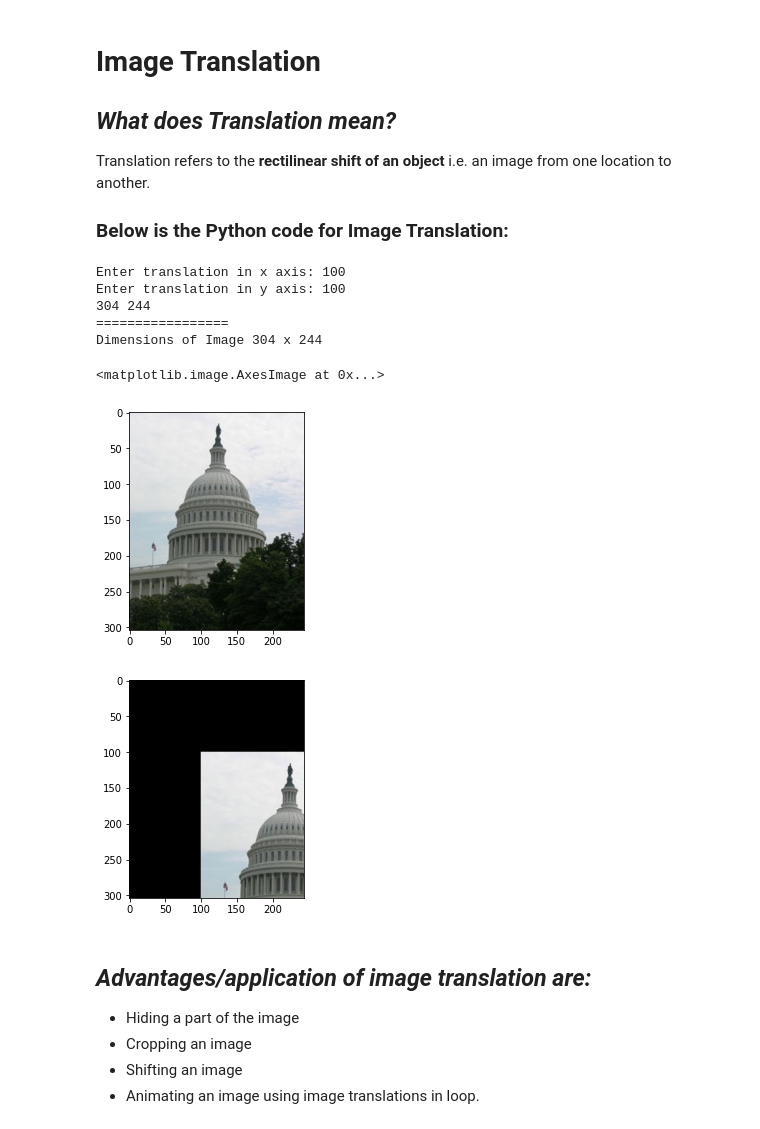
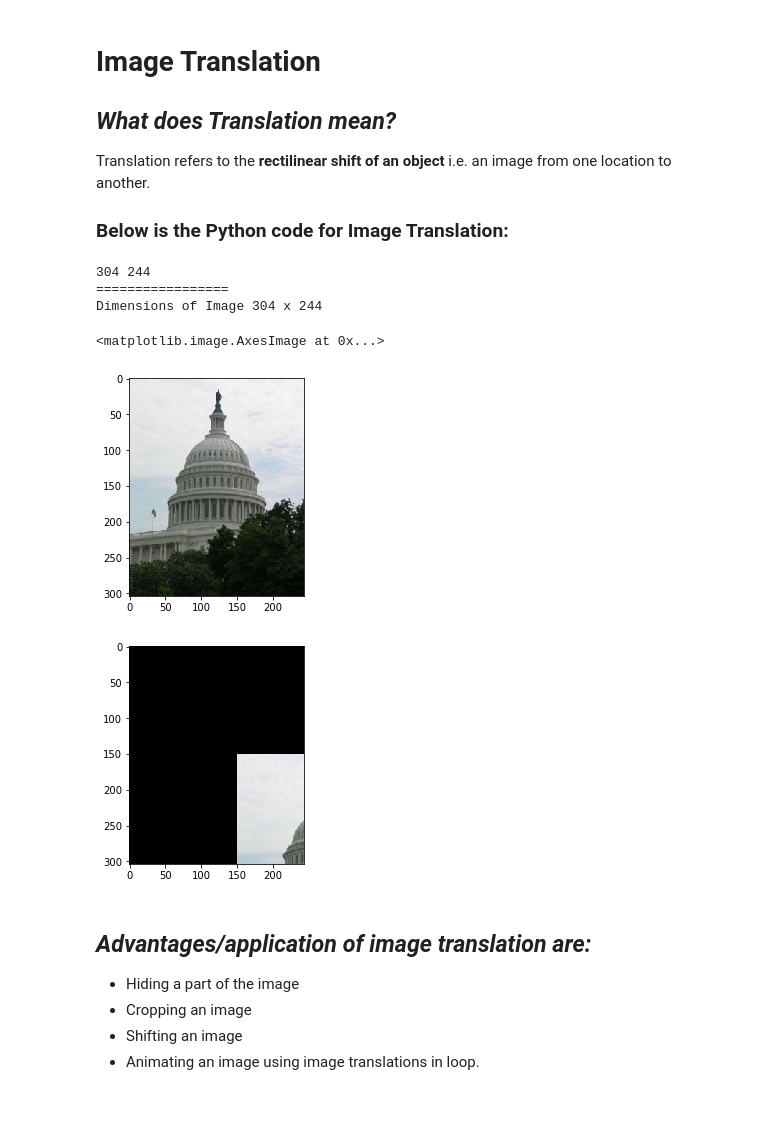
Before and after one commit to SRA-VJTI/Pixels_Seminar, a Jupyter notebook: 3_cv_basics/2_playing_with_matrices.ipynb, the cells around one changed output. Drawn from its saved outputs; the diff is of its cells as text; code cells hidden in the pictures.

```diff
--- a/3_cv_basics/2_playing_with_matrices.ipynb
+++ b/3_cv_basics/2_playing_with_matrices.ipynb
@@ -222,38 +245,36 @@ plt.imshow(image2)
 import numpy as np
 import matplotlib.pyplot as plt
 
 #Take inputs from the user
 x = int(input("Enter translation in x axis: "))
 y = int(input("Enter translation in y axis: "))
 
 #Load/Read the i/p image
-image = plt.imread('/blur.jpeg')
+image = plt.imread('images/blur.jpeg')
 
 #Extract height & width of the image
 (height, width) = image.shape[:2]
 print(height, width)
 print("=================")
 
 print("Dimensions of Image",image.shape[0],"x",image.shape[1])
 image2=np.zeros_like(image)
 h,w,c=image.shape
 
 image2[y:,x:] = image[:h-y,:w-x]
 
 #Showing the image o/p
 plt.figure()
 plt.imshow(image)
 plt.figure()
 plt.imshow(image2)
 # %% [output]
-Enter translation in x axis: 100
-Enter translation in y axis: 100
 304 244
 =================
 Dimensions of Image 304 x 244
 <matplotlib.image.AxesImage at 0x...>
-[figure, old version]
+[figure, new version]
-[figure, old version]
+[figure, new version]
 # %% [markdown]
 ## *Advantages/application of image translation are:*
 
```
Also changed, not shown: parts of 10 cells of this notebook.
